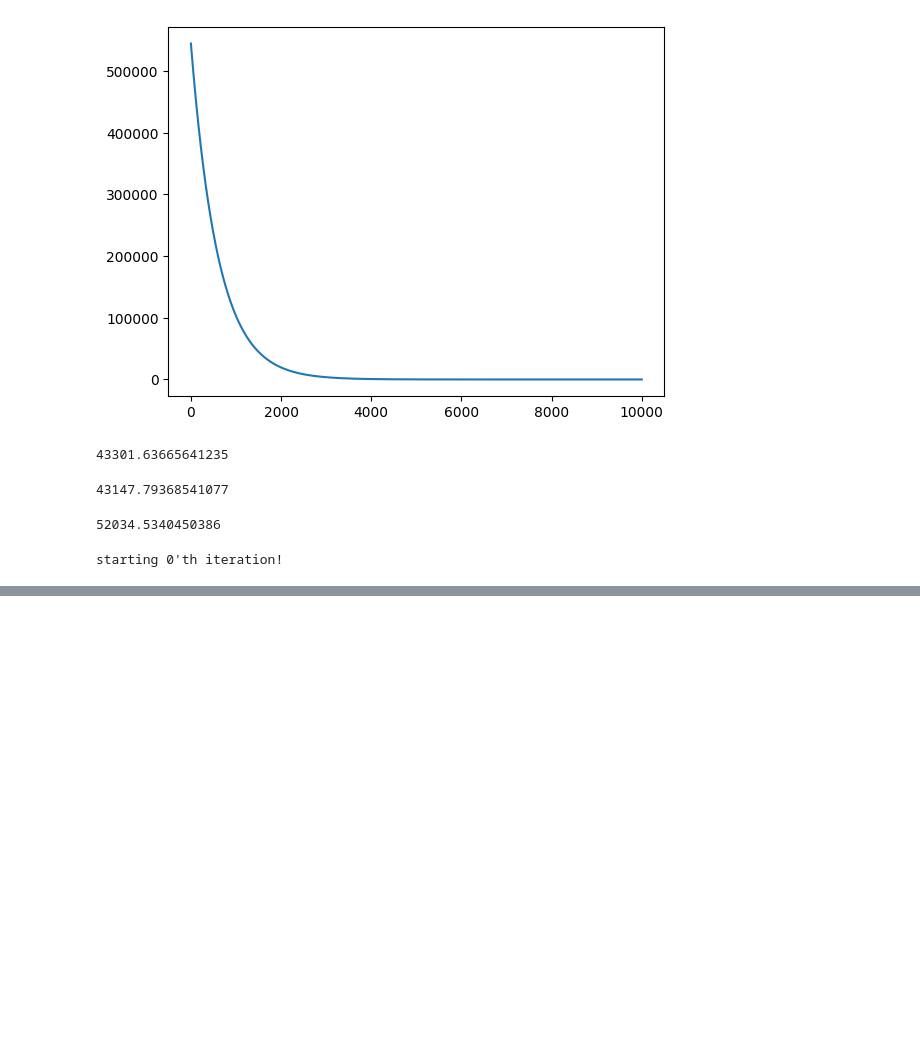
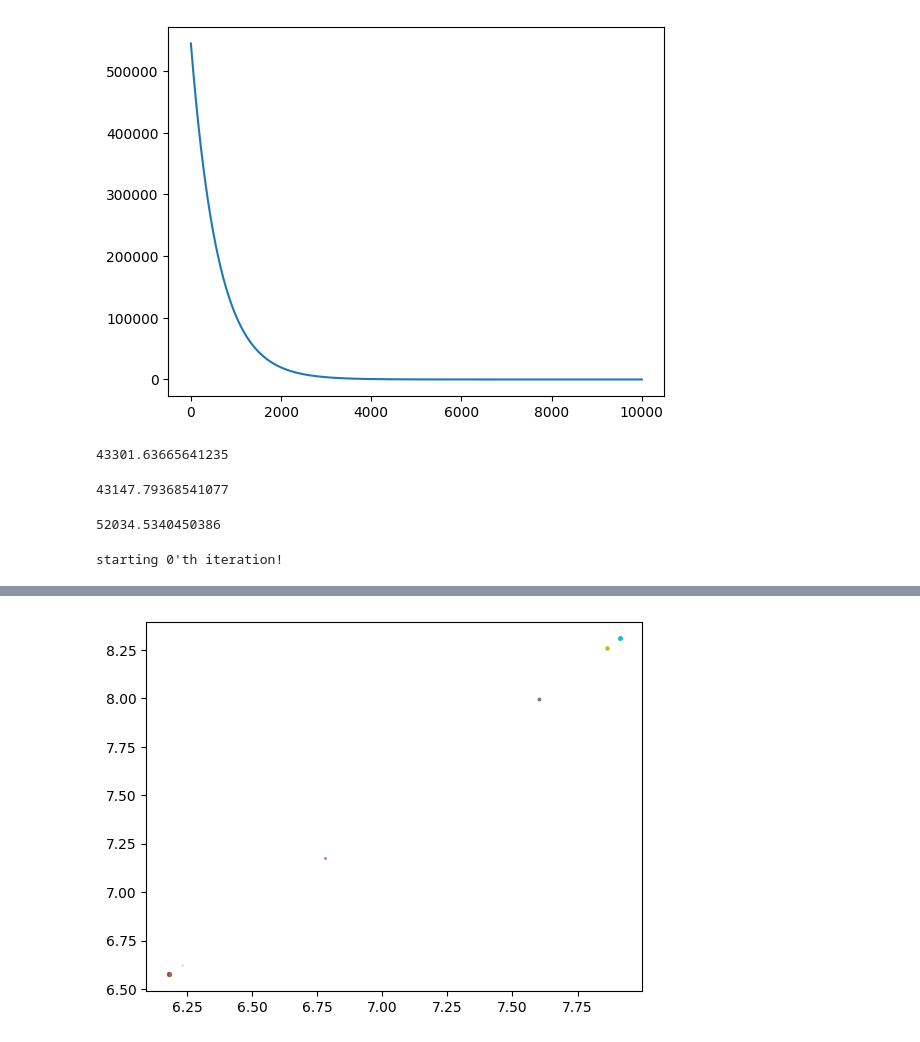
Before and after one commit to bowass/geometricMedian, a Jupyter notebook: src/test.ipynb, the cells around one changed output, grey strips where cells are left out. Drawn from its saved outputs; the diff is of its cells as text; code cells hidden in the pictures; blank space fills up the shorter version.

```diff
--- a/src/test.ipynb
+++ b/src/test.ipynb
@@ -212,0 +242,5 @@ iteration 50/10205
+# %%
+for i in range(0, len(gm4.medians)-1000, 1000):
+    plt.scatter(gm4.medians[i][0], gm4.medians[i][1], s=np.abs(np.log(1/(49*t_i(gm4.f_star, i)))))
+# %% [output]
+[figure, added]
```
Also changed, not shown: parts of 79 cells of this notebook, 8 other files.
